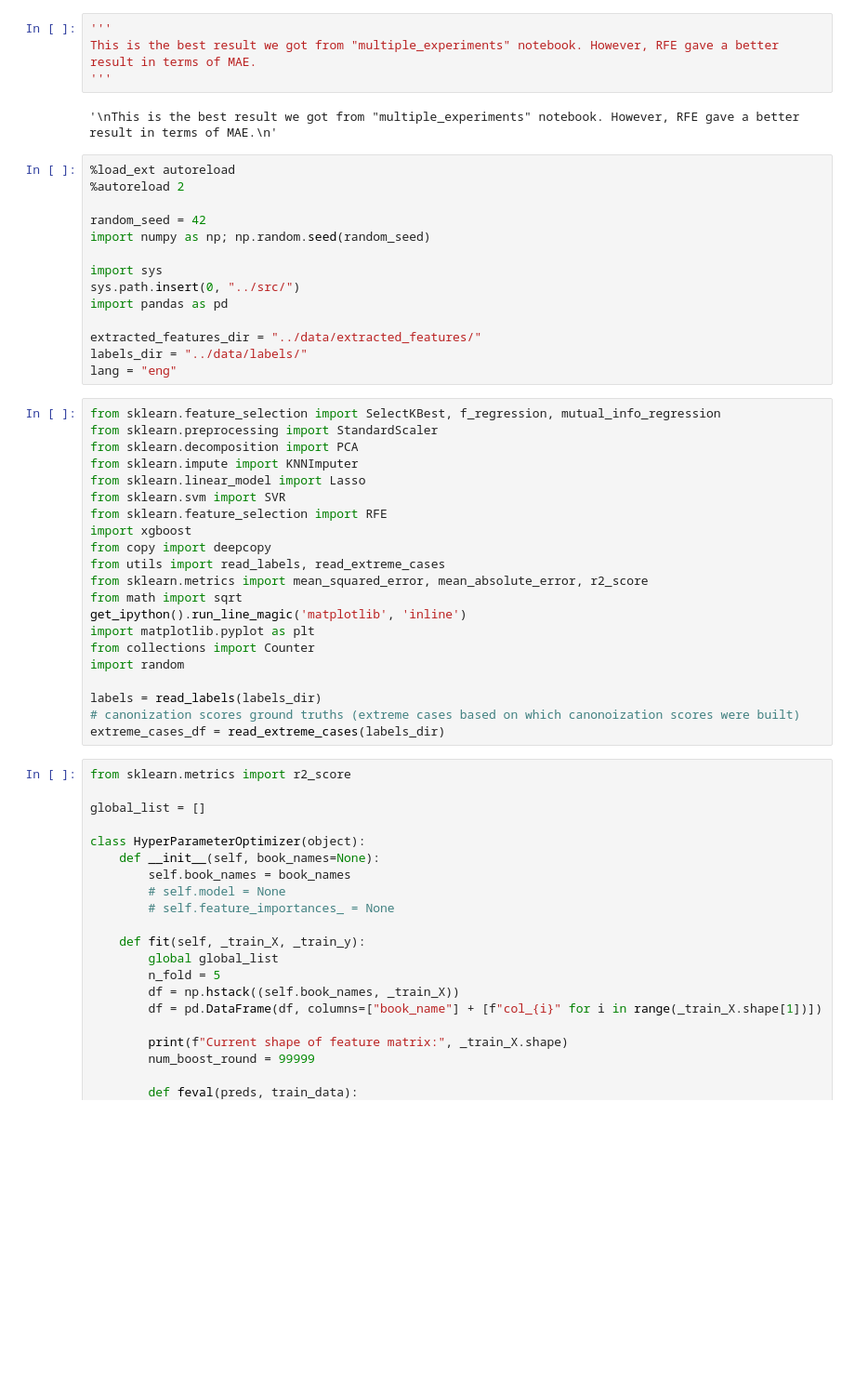
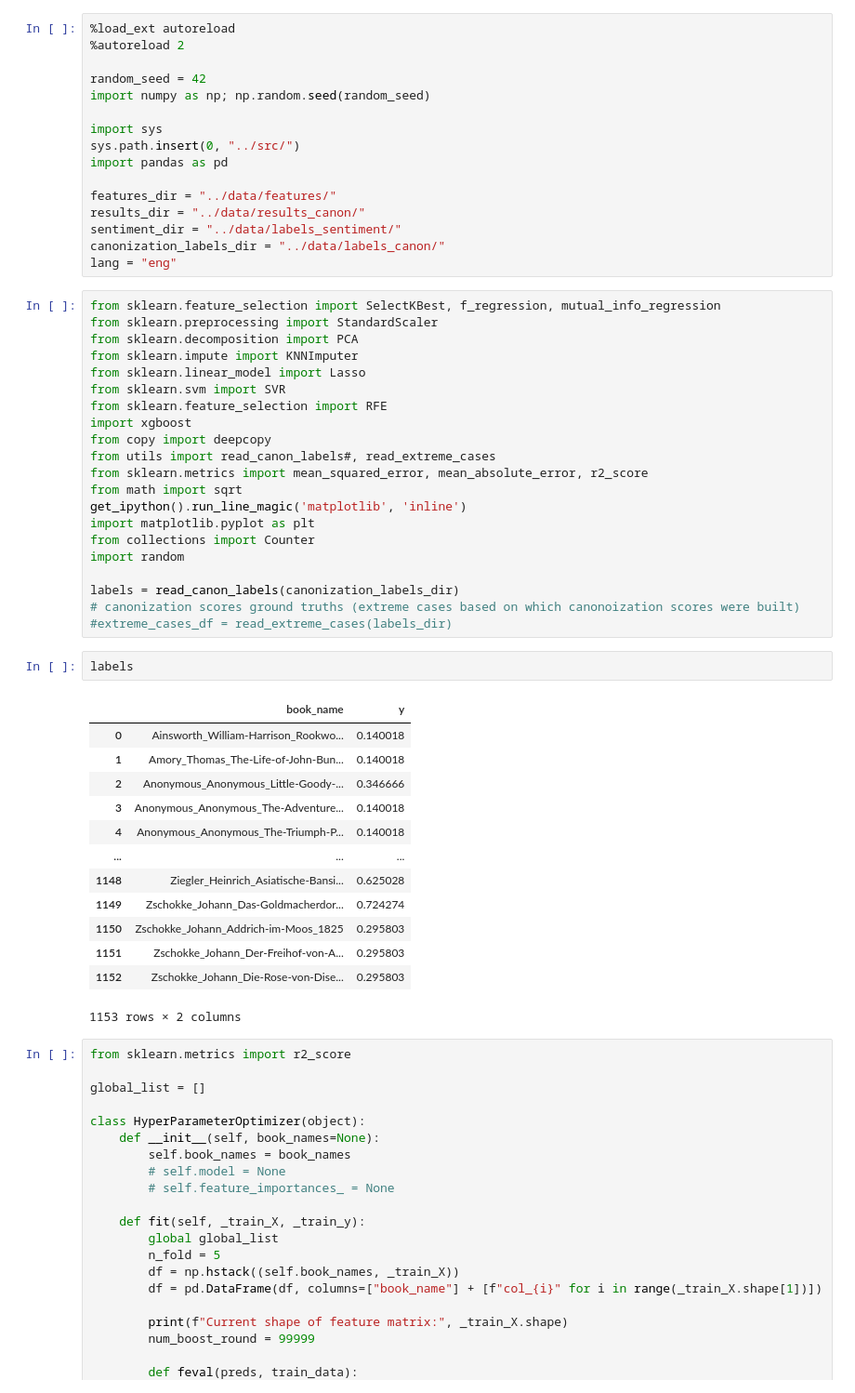
Before and after one commit to sta-a/great-unread, a Jupyter notebook: nbs/cross_validation_with_rfe.ipynb, the cells around one changed output. Shown: that part at 93% size. Drawn from its saved outputs; the diff is of its cells as text; blank space fills up the shorter version.

```diff
--- a/nbs/cross_validation_with_rfe.ipynb
+++ b/nbs/cross_validation_with_rfe.ipynb
@@ -1,9 +1,3 @@
-# %%
-'''
-This is the best result we got from "multiple_experiments" notebook. However, RFE gave a better result in terms of MAE.
-'''
-# %% [output]
-'\nThis is the best result we got from "multiple_experiments" notebook. However, RFE gave a better result in terms of MAE.\n'
 # %%
 %load_ext autoreload
 %autoreload 2
@@ -15,8 +9,10 @@ import sys
 sys.path.insert(0, "../src/")
 import pandas as pd
 
-extracted_features_dir = "../data/extracted_features/"
-labels_dir = "../data/labels/"
+features_dir = "../data/features/"
+results_dir = "../data/results_canon/"
+sentiment_dir = "../data/labels_sentiment/"
+canonization_labels_dir = "../data/labels_canon/"
 lang = "eng"
 # %%
 from sklearn.feature_selection import SelectKBest, f_regression, mutual_info_regression
@@ -28,7 +24,7 @@ from sklearn.svm import SVR
 from sklearn.feature_selection import RFE
 import xgboost
 from copy import deepcopy
-from utils import read_labels, read_extreme_cases
+from utils import read_canon_labels#, read_extreme_cases
 from sklearn.metrics import mean_squared_error, mean_absolute_error, r2_score
 from math import sqrt
 get_ipython().run_line_magic('matplotlib', 'inline')
@@ -36,9 +32,25 @@ import matplotlib.pyplot as plt
 from collections import Counter
 import random
 
-labels = read_labels(labels_dir)
+labels = read_canon_labels(canonization_labels_dir)
 # canonization scores ground truths (extreme cases based on which canonoization scores were built)
-extreme_cases_df = read_extreme_cases(labels_dir)
+#extreme_cases_df = read_extreme_cases(labels_dir)
+# %%
+labels
+# %% [output]
+|  | book_name | y |
+| 0 | Ainsworth_William-Harrison_Rookwo... | 0.140018 |
+| 1 | Amory_Thomas_The-Life-of-John-Bun... | 0.140018 |
+| 2 | Anonymous_Anonymous_Little-Goody-... | 0.346666 |
+| 3 | Anonymous_Anonymous_The-Adventure... | 0.140018 |
+| 4 | Anonymous_Anonymous_The-Triumph-P... | 0.140018 |
+| ... | ... | ... |
+| 1148 | Ziegler_Heinrich_Asiatische-Bansi... | 0.625028 |
+| 1149 | Zschokke_Johann_Das-Goldmacherdor... | 0.724274 |
+| 1150 | Zschokke_Johann_Addrich-im-Moos_1825 | 0.295803 |
+| 1151 | Zschokke_Johann_Der-Freihof-von-A... | 0.295803 |
+| 1152 | Zschokke_Johann_Die-Rose-von-Dise... | 0.295803 |
+1153 rows × 2 columns
 # %%
 from sklearn.metrics import r2_score
 
```
Also changed, not shown: parts of 1 cell of this notebook, 5 other files.
